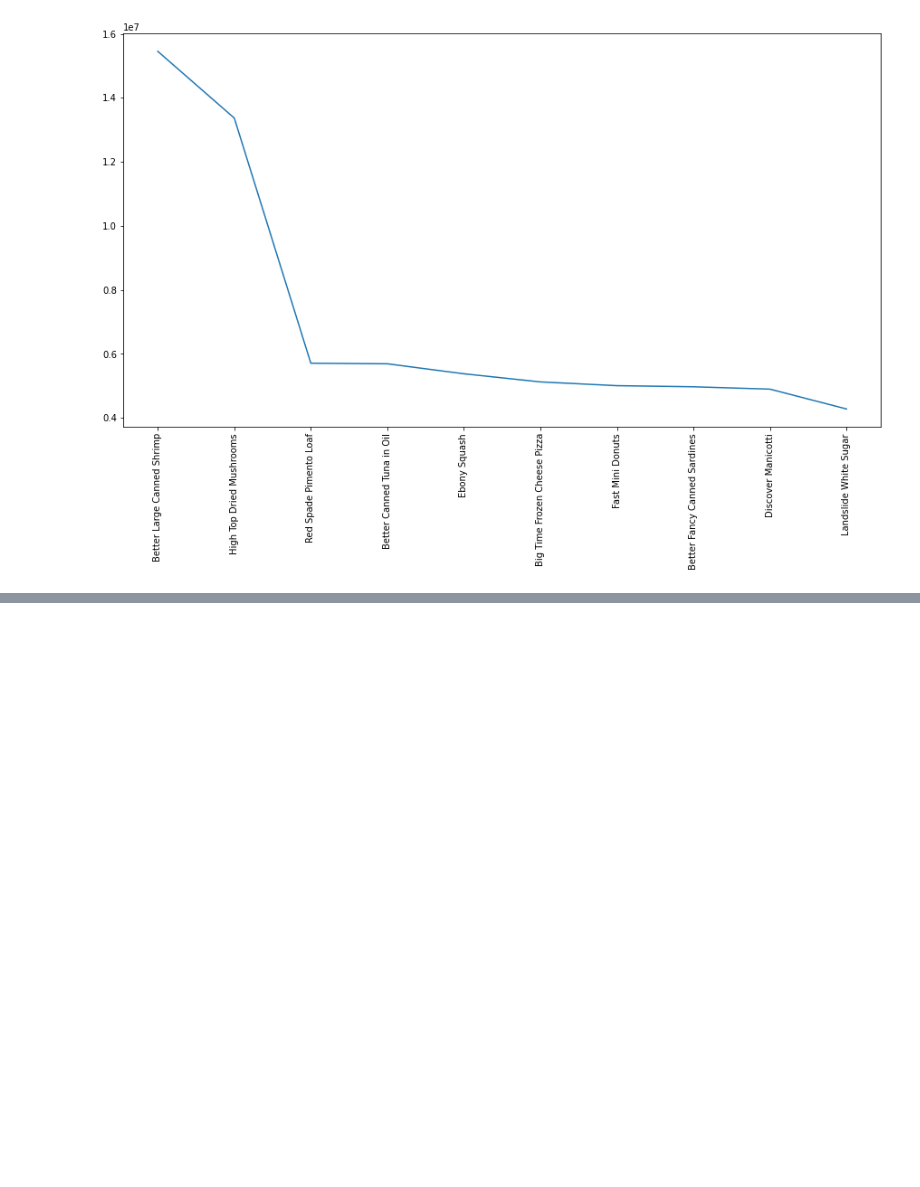
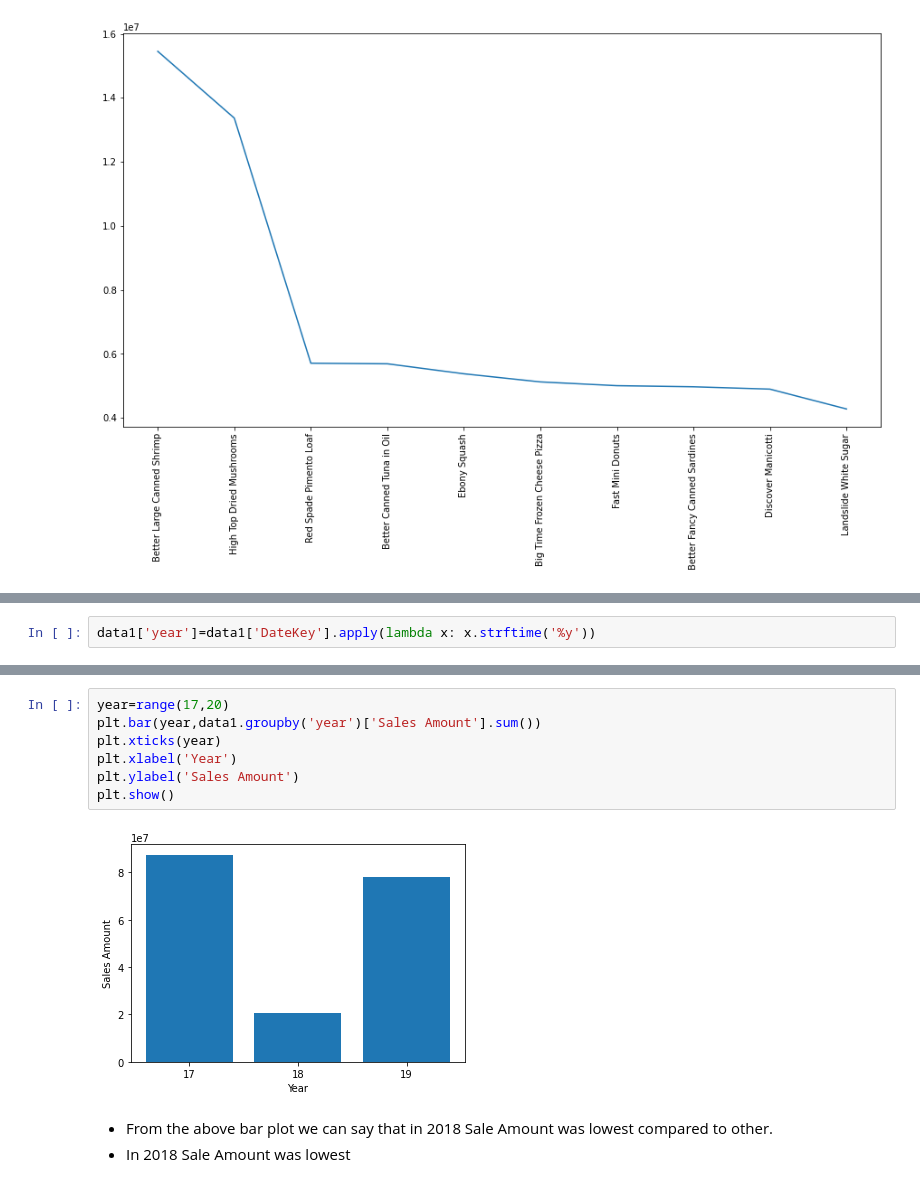
Before and after one commit to AmanKr97/Analyzing-Amazon-Sales-data, a Jupyter notebook: Analyzing Amazon Sales data.ipynb, the cells around one changed output, grey strips where cells are left out. Cells and saved outputs as stored; diff of their text form; blank space fills up the shorter version.

```diff
--- a/Analyzing Amazon Sales data.ipynb
+++ b/Analyzing Amazon Sales data.ipynb
@@ -302,0 +487,2 @@ plt.show()
+# %%
+data1['year']=data1['DateKey'].apply(lambda x: x.strftime('%y'))
@@ -302,0 +497,12 @@ plt.show()
+# %%
+year=range(17,20)
+plt.bar(year,data1.groupby('year')['Sales Amount'].sum())
+plt.xticks(year)
+plt.xlabel('Year')
+plt.ylabel('Sales Amount')
+plt.show()
+# %% [output]
+[figure, added]
+# %% [markdown]
+* From the above bar plot we can say that in 2018 Sale Amount was lowest compared to other.
+* In 2018 Sale Amount was lowest
```
Also changed, not shown: parts of 43 cells of this notebook.
